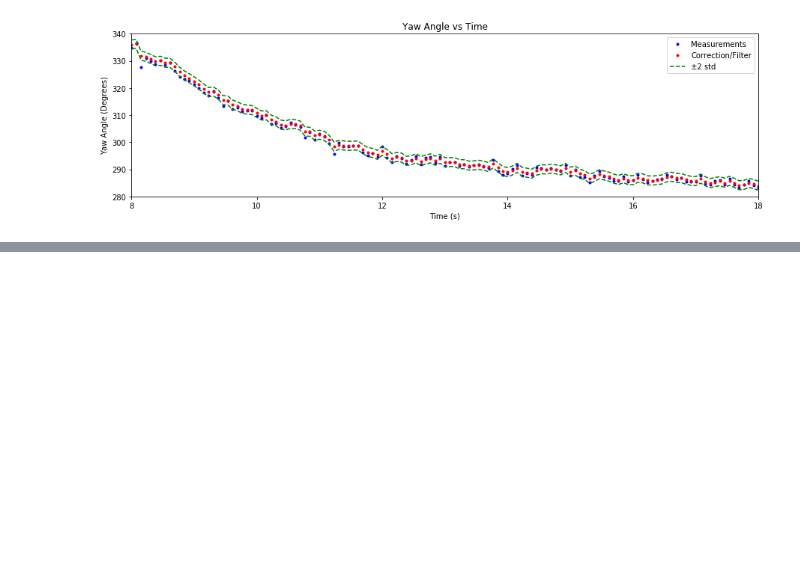
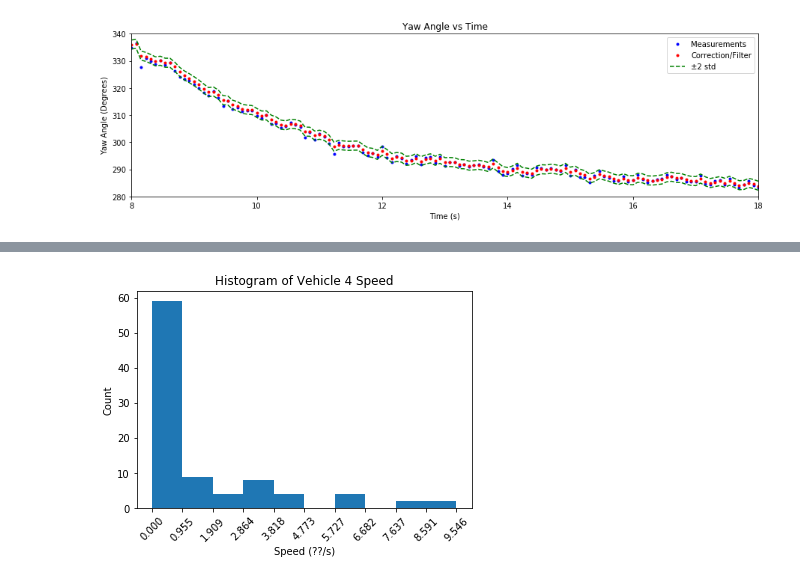
Before and after one commit to clylau/E205_HW2, a Jupyter notebook: hw2.ipynb, the cells around one changed output, grey strips where cells are left out. Cells and saved outputs as stored; diff of their text form; code cells hidden in the pictures; blank space fills up the shorter version.

```diff
--- a/hw2.ipynb
+++ b/hw2.ipynb
@@ -280,0 +388,6 @@ plt.show()
+# %%
+speed_v2 = vehicleSpeed(x_v2, y_v2)
+speed_v3 = vehicleSpeed(x_v3, y_v3)
+speed_v5 = vehicleSpeed(x_v5, y_v5)
+speed_moving = np.concatenate((speed_v2, speed_v3, speed_v5))
+speed_moving
@@ -280,0 +414,9 @@ plt.show()
+# %%
+counts_moving, bins_moving, _ = plt.hist(speed_moving, 10)
+plt.title("Histogram of Vehicle 4 Speed")
+plt.xlabel("Speed (??/s)")
+plt.ylabel("Count")
+plt.xticks(bins_moving, rotation = 45)
+plt.show()
+# %% [output]
+[figure, added]
```
Also changed, not shown: parts of 21 cells of this notebook.
